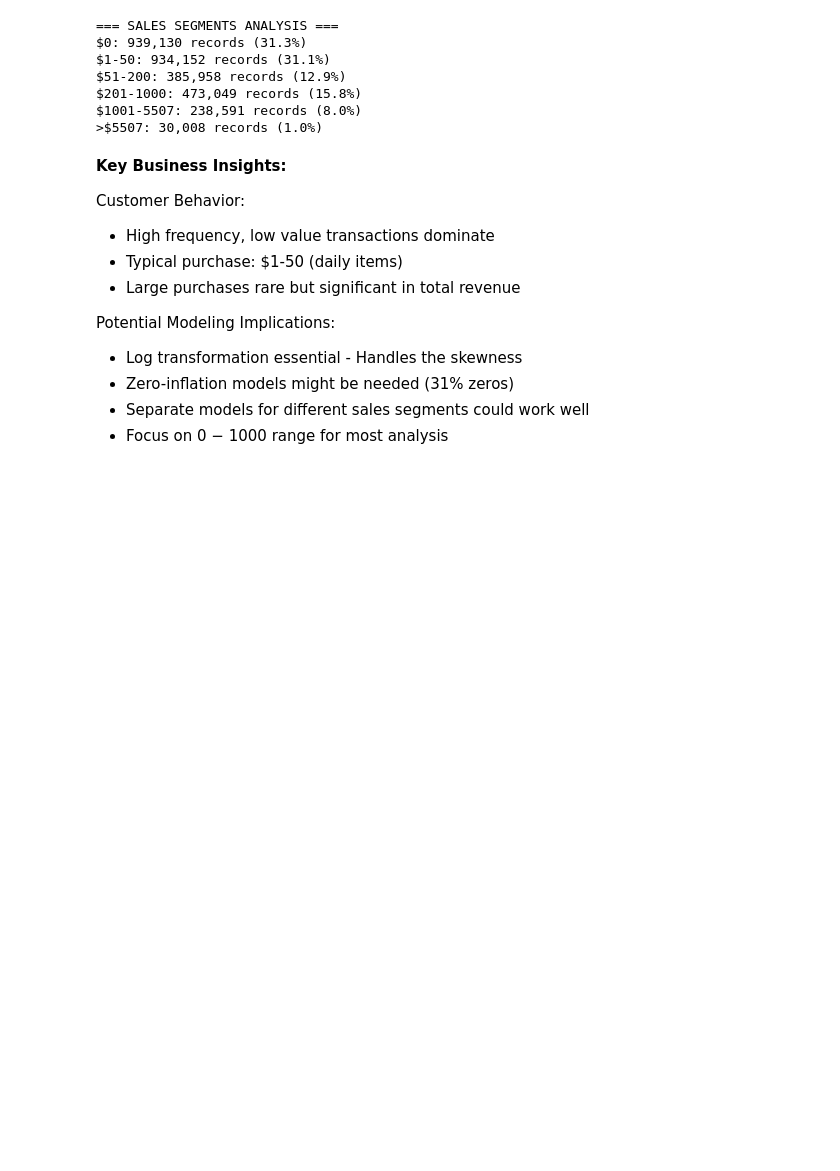
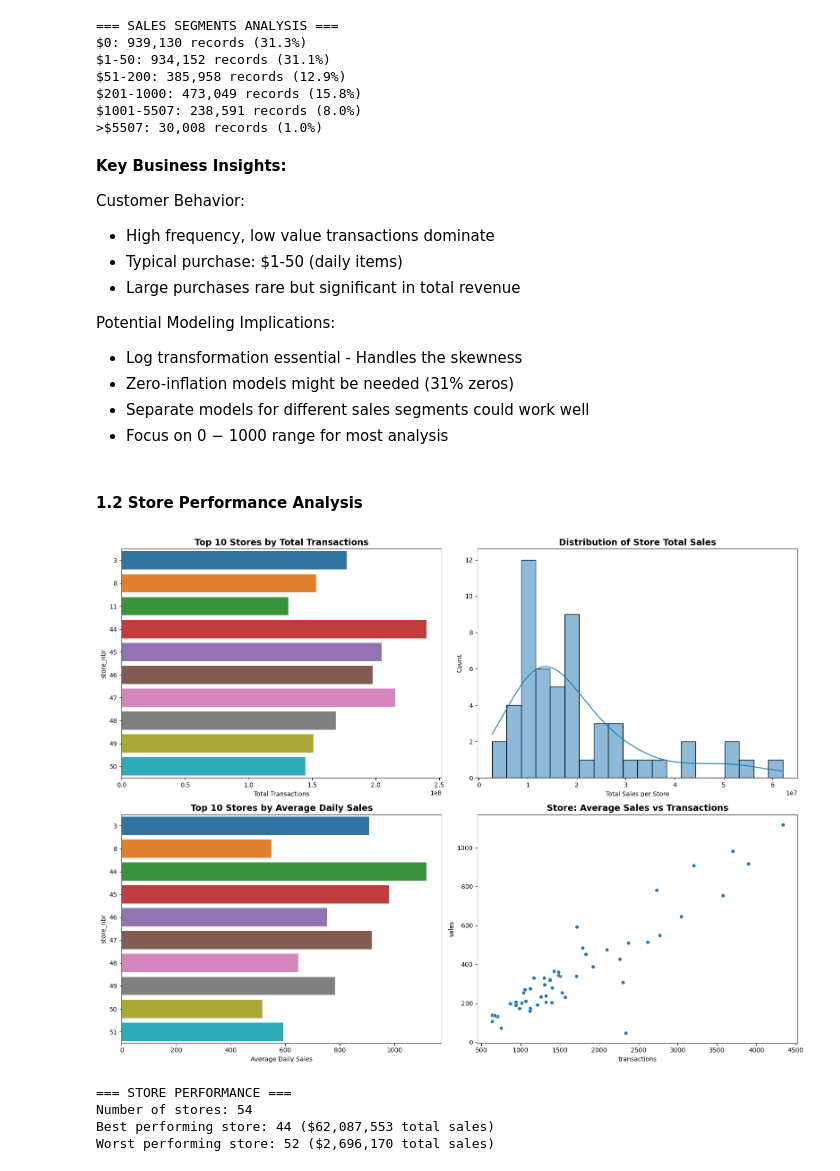
Before and after one commit to PeterStos/Store-Sales-Forecasting, a Jupyter notebook: Store_Sales_Forecasting.ipynb, the cells around one changed output. Saved outputs shown, nothing was run; the diff lists cells and outputs as text; code cells hidden in the pictures; blank space fills up the shorter version.

```diff
--- a/Store_Sales_Forecasting.ipynb
+++ b/Store_Sales_Forecasting.ipynb
@@ -1095,3 +1101,51 @@ Potential Modeling Implications:
 - Zero-inflation models might be needed (31% zeros)
 - Separate models for different sales segments could work well
 - Focus on 0 − 1000 range for most analysis
+# %% [markdown]
+#### 1.2 Store Performance Analysis
+# %%
+# Store-level analysis
+fig, axes = plt.subplots(2, 2, figsize=(16, 12))
+
+# 1. "Sales per Square Foot" or "Sales Efficiency"
+store_transactions = train_df.groupby('store_nbr')['transactions'].sum().sort_values(ascending=False)
+top_10_transactions = store_transactions.head(10)
+
+sns.barplot(x=top_10_transactions.values, y=top_10_transactions.index, ax=axes[0,0], orient='h')
+axes[0,0].set_title('Top 10 Stores by Total Transactions', fontsize=14, fontweight='bold')
+axes[0,0].set_xlabel('Total Transactions')
+
+# 2. Store sales distribution
+sns.histplot(data=store_sales, bins=20, kde=True, ax=axes[0,1])
+axes[0,1].set_title('Distribution of Store Total Sales', fontsize=14, fontweight='bold')
+axes[0,1].set_xlabel('Total Sales per Store')
+
+# 3. Average daily sales by store
+store_avg_sales = train_df.groupby('store_nbr')['sales'].mean().sort_values(ascending=False)
+sns.barplot(x=store_avg_sales.head(10).values, y=store_avg_sales.head(10).index,
+            ax=axes[1,0], orient='h')
+axes[1,0].set_title('Top 10 Stores by Average Daily Sales', fontsize=14, fontweight='bold')
+axes[1,0].set_xlabel('Average Daily Sales')
+
+# 4. Store sales vs transactions correlation
+store_transactions = train_df.groupby('store_nbr').agg({
+    'sales': 'mean',
+    'transactions': 'mean'
+}).reset_index()
+
+sns.scatterplot(data=store_transactions, x='transactions', y='sales', ax=axes[1,1])
+axes[1,1].set_title('Store: Average Sales vs Transactions', fontsize=14, fontweight='bold')
+
+plt.tight_layout()
+plt.show()
+
+print(f"\n=== STORE PERFORMANCE ===")
+print(f"Number of stores: {train_df['store_nbr'].nunique()}")
+print(f"Best performing store: {top_10_stores.index[0]} (${top_10_stores.iloc[0]:,.0f} total sales)")
+print(f"Worst performing store: {store_sales.index[-1]} (${store_sales.iloc[-1]:,.0f} total sales)")
+# %% [output]
+[figure, added]
+=== STORE PERFORMANCE ===
+Number of stores: 54
+Best performing store: 44 ($62,087,553 total sales)
+Worst performing store: 52 ($2,696,170 total sales)
```
Also changed, not shown: parts of 6 cells of this notebook.
